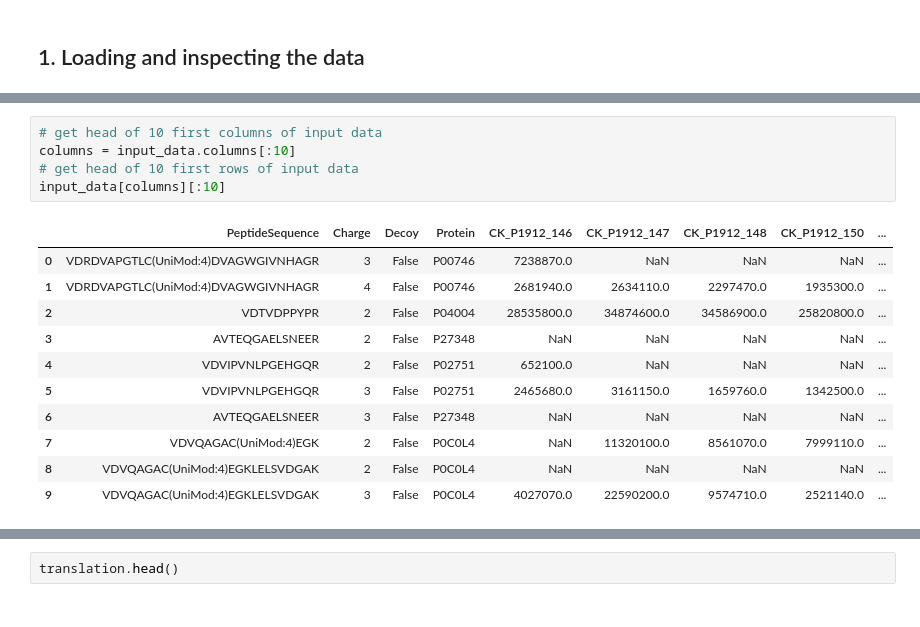
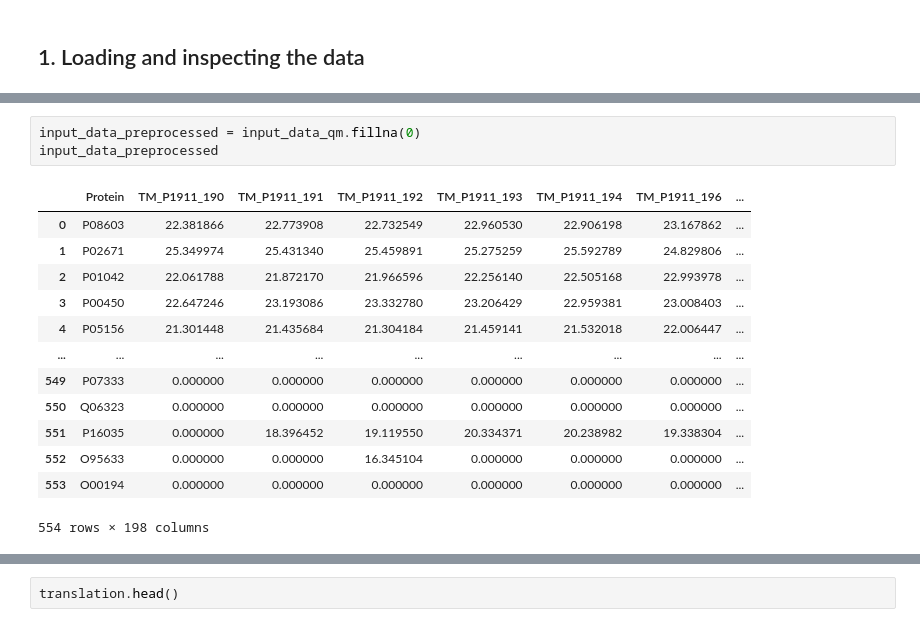
Before and after one commit to YvesMG1/Deep-Learning-Project, a Jupyter notebook: creating_graphs.ipynb, the cells around one changed output, grey strips where cells are left out. Saved outputs shown, nothing was run; the diff lists cells and outputs as text.

```diff
--- a/creating_graphs.ipynb
+++ b/creating_graphs.ipynb
@@ -29,17 +19,17 @@ input_data_preprocessed.head()
-# %%
-# get head of 10 first columns of input data
-columns = input_data.columns[:10]
-# get head of 10 first rows of input data
-input_data[columns][:10]
-# %% [output]
-|  | PeptideSequence | Charge | Decoy | Protein | CK_P1912_146 | CK_P1912_147 | CK_P1912_148 | CK_P1912_150 | ... |
-| 0 | VDRDVAPGTLC(UniMod:4)DVAGWGIVNHAGR | 3 | False | P00746 | 7238870.0 | NaN | NaN | NaN | ... |
-| 1 | VDRDVAPGTLC(UniMod:4)DVAGWGIVNHAGR | 4 | False | P00746 | 2681940.0 | 2634110.0 | 2297470.0 | 1935300.0 | ... |
-| 2 | VDTVDPPYPR | 2 | False | P04004 | 28535800.0 | 34874600.0 | 34586900.0 | 25820800.0 | ... |
-| 3 | AVTEQGAELSNEER | 2 | False | P27348 | NaN | NaN | NaN | NaN | ... |
-| 4 | VDVIPVNLPGEHGQR | 2 | False | P02751 | 652100.0 | NaN | NaN | NaN | ... |
-| 5 | VDVIPVNLPGEHGQR | 3 | False | P02751 | 2465680.0 | 3161150.0 | 1659760.0 | 1342500.0 | ... |
-| 6 | AVTEQGAELSNEER | 3 | False | P27348 | NaN | NaN | NaN | NaN | ... |
-| 7 | VDVQAGAC(UniMod:4)EGK | 2 | False | P0C0L4 | NaN | 11320100.0 | 8561070.0 | 7999110.0 | ... |
-| 8 | VDVQAGAC(UniMod:4)EGKLELSVDGAK | 2 | False | P0C0L4 | NaN | NaN | NaN | NaN | ... |
-| 9 | VDVQAGAC(UniMod:4)EGKLELSVDGAK | 3 | False | P0C0L4 | 4027070.0 | 22590200.0 | 9574710.0 | 2521140.0 | ... |
+# %%
+input_data_preprocessed = input_data_qm.fillna(0)
+input_data_preprocessed
+# %% [output]
+|  | Protein | TM_P1911_190 | TM_P1911_191 | TM_P1911_192 | TM_P1911_193 | TM_P1911_194 | TM_P1911_196 | ... |
+| 0 | P08603 | 22.381866 | 22.773908 | 22.732549 | 22.960530 | 22.906198 | 23.167862 | ... |
+| 1 | P02671 | 25.349974 | 25.431340 | 25.459891 | 25.275259 | 25.592789 | 24.829806 | ... |
+| 2 | P01042 | 22.061788 | 21.872170 | 21.966596 | 22.256140 | 22.505168 | 22.993978 | ... |
+| 3 | P00450 | 22.647246 | 23.193086 | 23.332780 | 23.206429 | 22.959381 | 23.008403 | ... |
+| 4 | P05156 | 21.301448 | 21.435684 | 21.304184 | 21.459141 | 21.532018 | 22.006447 | ... |
+| ... | ... | ... | ... | ... | ... | ... | ... | ... |
+| 549 | P07333 | 0.000000 | 0.000000 | 0.000000 | 0.000000 | 0.000000 | 0.000000 | ... |
+| 550 | Q06323 | 0.000000 | 0.000000 | 0.000000 | 0.000000 | 0.000000 | 0.000000 | ... |
+| 551 | P16035 | 0.000000 | 18.396452 | 19.119550 | 20.334371 | 20.238982 | 19.338304 | ... |
+| 552 | O95633 | 0.000000 | 0.000000 | 16.345104 | 0.000000 | 0.000000 | 0.000000 | ... |
+| 553 | O00194 | 0.000000 | 0.000000 | 0.000000 | 0.000000 | 0.000000 | 0.000000 | ... |
+554 rows × 198 columns
```
Also changed, not shown: parts of 19 cells of this notebook, 1 other file.
